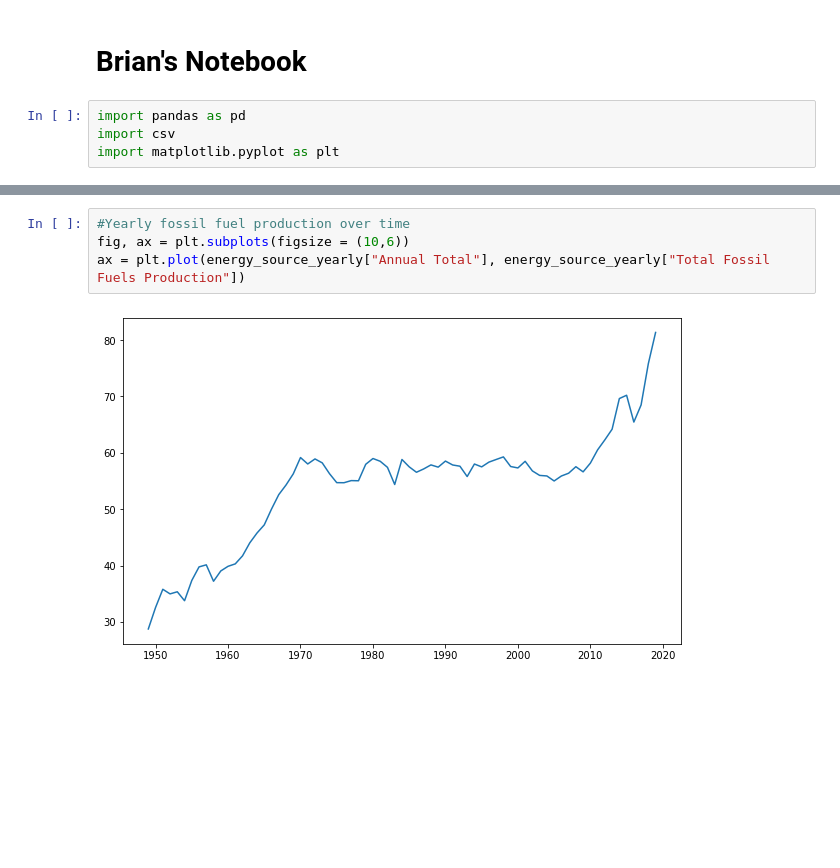
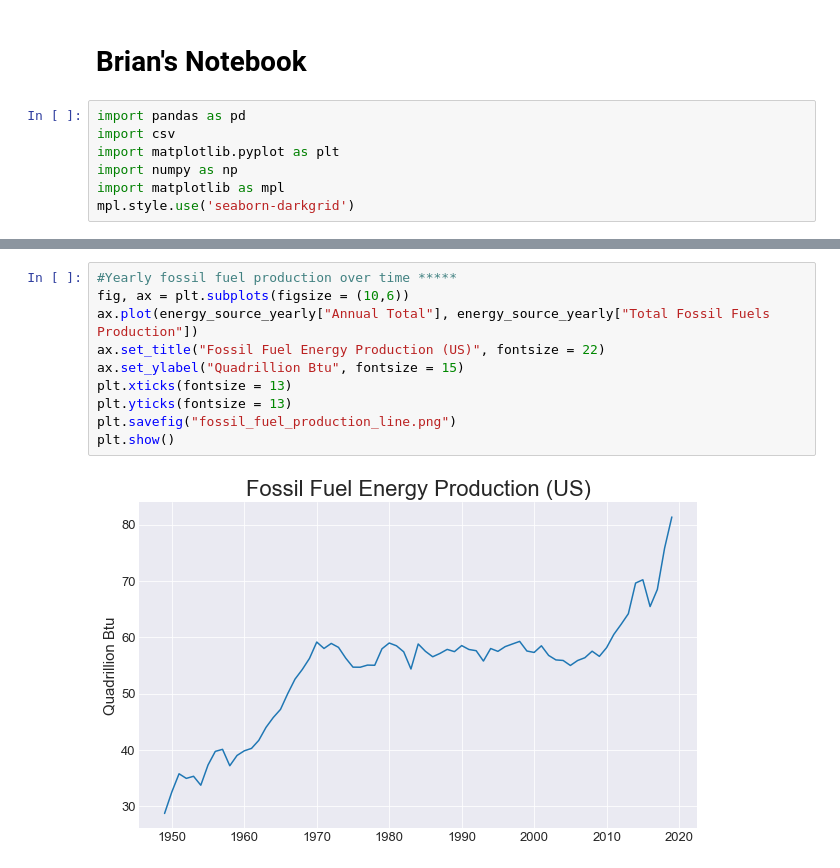
Before and after one commit to BrianDouglas/Climate_Soluctions, a Jupyter notebook: notebooks/Brian.ipynb, the cells around one changed output, grey strips where cells are left out. Cells and saved outputs as stored; diff of their text form; blank space fills up the shorter version.

```diff
--- a/notebooks/Brian.ipynb
+++ b/notebooks/Brian.ipynb
@@ -4,6 +4,9 @@
 import pandas as pd
 import csv
 import matplotlib.pyplot as plt
+import numpy as np
+import matplotlib as mpl
+mpl.style.use('seaborn-darkgrid')
 # %%
 xls_path = "../resources/raw/Primary_Energy_Production_by_Source.xlsx"
 energy_source_monthly = pd.read_excel(xls_path, sheet_name = 0)
@@ -57,7 +91,13 @@ ax = plt.plot(energy_source_monthly["Month"], energy_source_monthly["Total Fossi
 # %%
-#Yearly fossil fuel production over time
+#Yearly fossil fuel production over time *****
 fig, ax = plt.subplots(figsize = (10,6))
-ax = plt.plot(energy_source_yearly["Annual Total"], energy_source_yearly["Total Fossil Fuels Production"])
+ax.plot(energy_source_yearly["Annual Total"], energy_source_yearly["Total Fossil Fuels Production"])
+ax.set_title("Fossil Fuel Energy Production (US)", fontsize = 22)
+ax.set_ylabel("Quadrillion Btu", fontsize = 15)
+plt.xticks(fontsize = 13)
+plt.yticks(fontsize = 13)
+plt.savefig("fossil_fuel_production_line.png")
+plt.show()
 # %% [output]
-[figure, old version]
+[figure, new version]
 # %%
```
Also changed, not shown: parts of 13 cells of this notebook.
